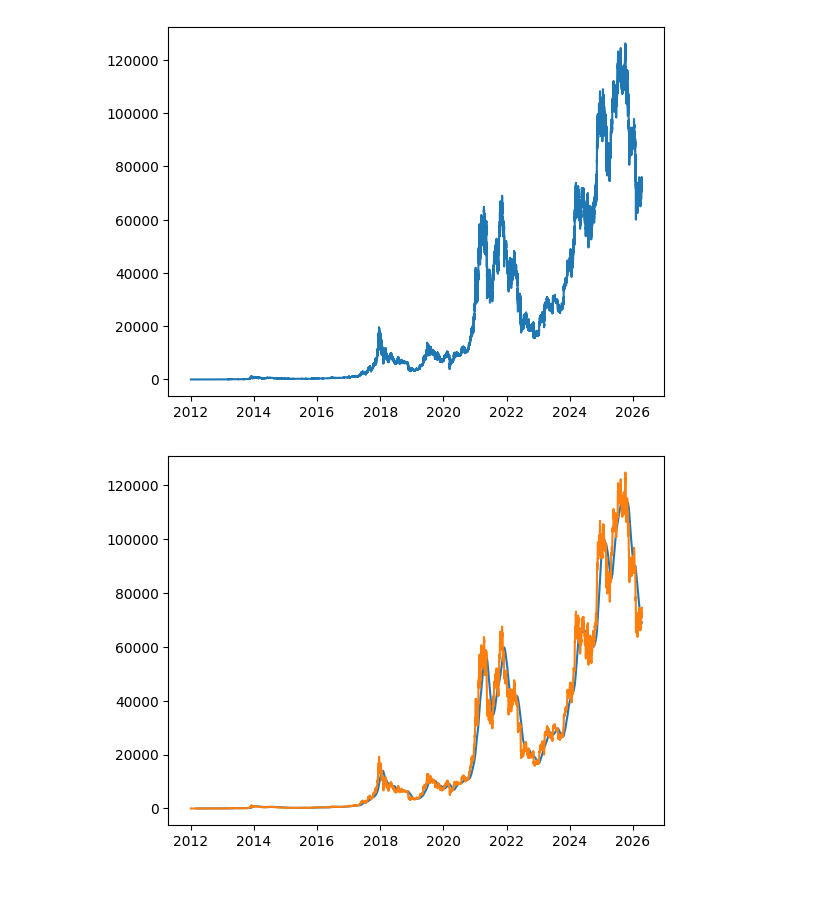
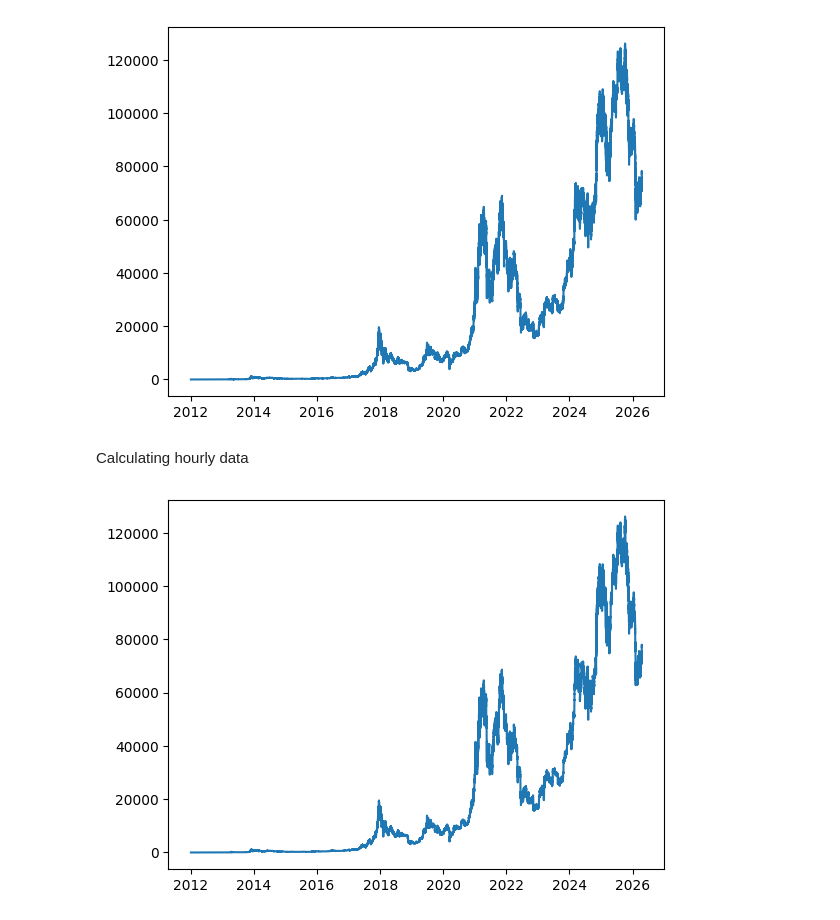
Before and after one commit to AgataJuda/Machine-Learning-for-Data-Analytics, a Jupyter notebook: data/processed/Processed_data.ipynb, the cells around one changed output. Saved outputs shown, nothing was run; the diff lists cells and outputs as text; code cells hidden in the pictures; blank space fills up the shorter version.

```diff
--- a/data/processed/Processed_data.ipynb
+++ b/data/processed/Processed_data.ipynb
@@ -69,17 +68,18 @@ sum(df["Close"]<0)
 Changing numeric time entry into timestamps
 # %%
 df["Timestamp"]=pd.to_datetime(df["Timestamp"], unit="s")
-plt.plot(df['Timestamp'], df['Close'])
+df = df.set_index("Timestamp").sort_index()
+plt.plot(df['Close'])
 plt.show()
-# df['Close']=np.log(df['Close'])
-# plt.plot(df['Timestamp'], df['Close'])
-# plt.show()
 # %% [output]
 [figure]
+# %% [markdown]
+Calculating hourly data
 # %%
-filtered = df["Close"].rolling(60*60*24).mean()
-plt.plot(df['Timestamp'], filtered)
-plt.plot(df['Timestamp'], df['Close'])
+df_hourly = df.resample("1h").agg({
+    "Close": "last"
+}).dropna()
+plt.plot(df_hourly)
 plt.show()
 # %% [output]
-[figure, old version]
+[figure, new version]
```
Also changed, not shown: parts of 43 cells of this notebook, 2 other files.
